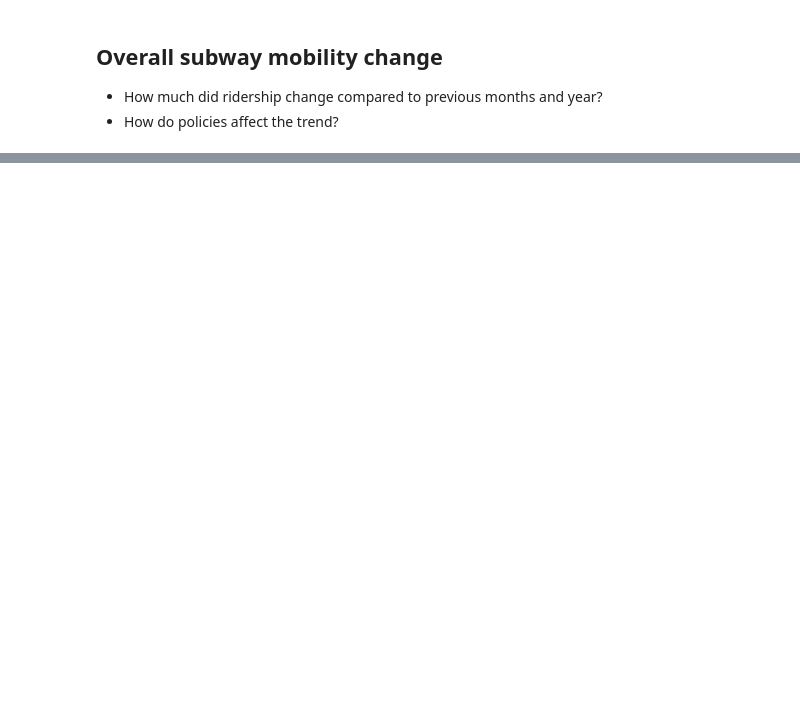
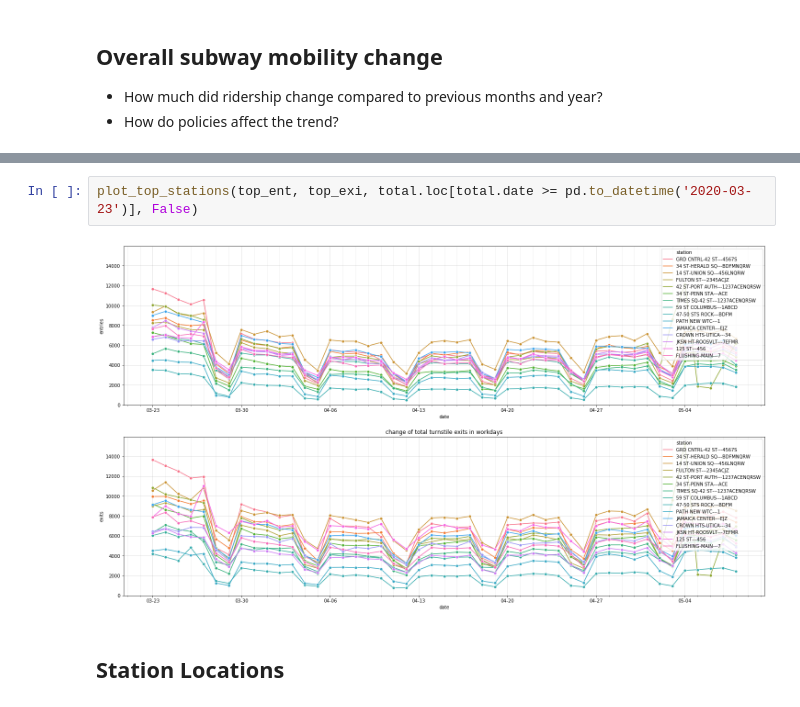
Before and after one commit to mahouoji/MobilityChange, a Jupyter notebook: analysis/turnstile_plots.ipynb, the cells around one changed output, grey strips where cells are left out. Drawn from its saved outputs; the diff is of its cells as text; blank space fills up the shorter version.

```diff
--- a/analysis/turnstile_plots.ipynb
+++ b/analysis/turnstile_plots.ipynb
@@ -172,0 +272,6 @@ plot_total_weekday_change(diff19 ,diff20)
+# %%
+plot_top_stations(top_ent, top_exi, total.loc[total.date >= pd.to_datetime('2020-03-23')], False)
+# %% [output]
+[figure, added]
+# %% [markdown]
+## Station Locations
```
Also changed, not shown: parts of 18 cells of this notebook, 4 other files.
